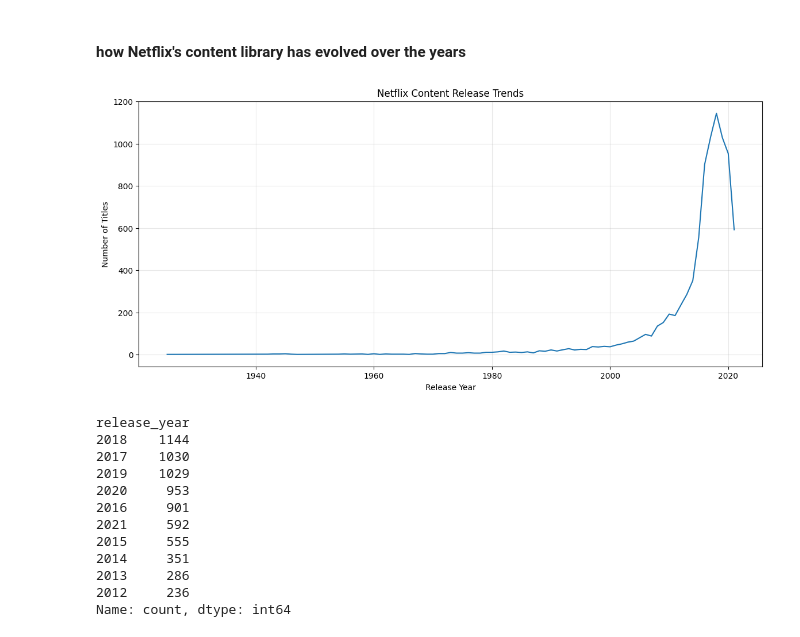
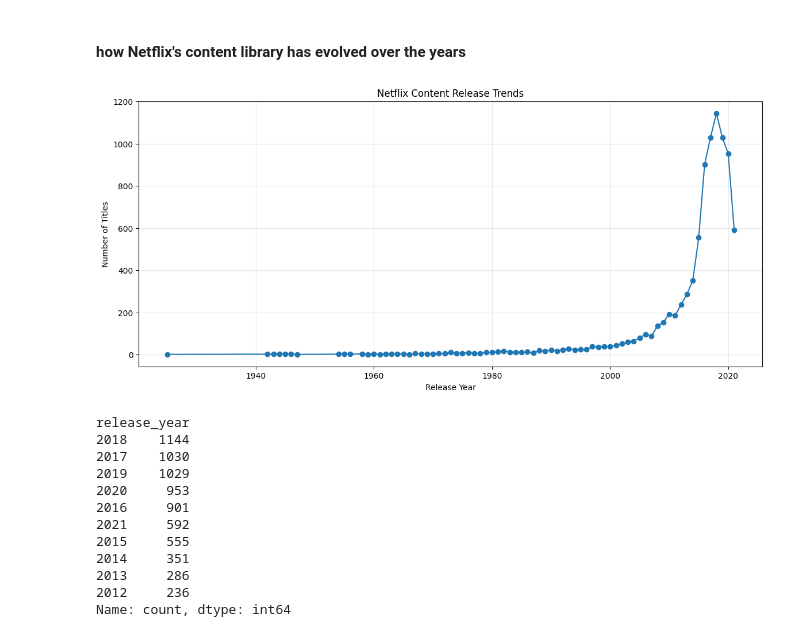
Before and after one commit to harshbhatt15/Auspify-Data-Science-Internship, a Jupyter notebook: Task_02_Netflix_Data_EDA/notebook/01_netflix_eda.ipynb, the cells around one changed output. Saved outputs shown, nothing was run; the diff lists cells and outputs as text; code cells hidden in the pictures.

```diff
--- a/Task_02_Netflix_Data_EDA/notebook/01_netflix_eda.ipynb
+++ b/Task_02_Netflix_Data_EDA/notebook/01_netflix_eda.ipynb
@@ -8,7 +8,7 @@ import seaborn as sns
 # %% [markdown]
 #### Loading Cleaned dataset
 # %%
-df_clean = pd.read_csv(r"D:\Auspify_Data_Science_Internship\Task_02_Netflix_Data_EDA\dataset\netflix_cleaned.csv")
+df_clean = pd.read_csv(r"D:\Auspify_Data_Science_Internship\Task_02_Netflix_Data_EDA\dataset\netflix_cleaned.csv",parse_dates=['date_added'])
 # %%
 df_clean
 # %% [output]
@@ -193,18 +230,30 @@ Insight: TV-MA is the most common content rating on Netflix, followed by TV-14.
 # %%
 year_counts = df_clean['release_year'].value_counts().sort_index()
 
 plt.figure(figsize=(14, 6))
 
-plt.plot(year_counts.index, year_counts.values)
+plt.plot(
+    year_counts.index,
+    year_counts.values,
+    marker='o'
+)
 
 plt.title('Netflix Content Release Trends')
 plt.xlabel('Release Year')
 plt.ylabel('Number of Titles')
 
 plt.grid(alpha=0.3)
+
+# Save visualization
+plt.savefig(
+    "../visualizations/release_year_trends.png",
+    dpi=300,
+    bbox_inches="tight"
+)
+
 plt.show()
 # %% [output]
-[figure, old version]
+[figure, new version]
 # %%
 print(df_clean['release_year'].value_counts().head(10))
 # %% [output]
```
Also changed, not shown: parts of 9 cells of this notebook, 9 other files.
